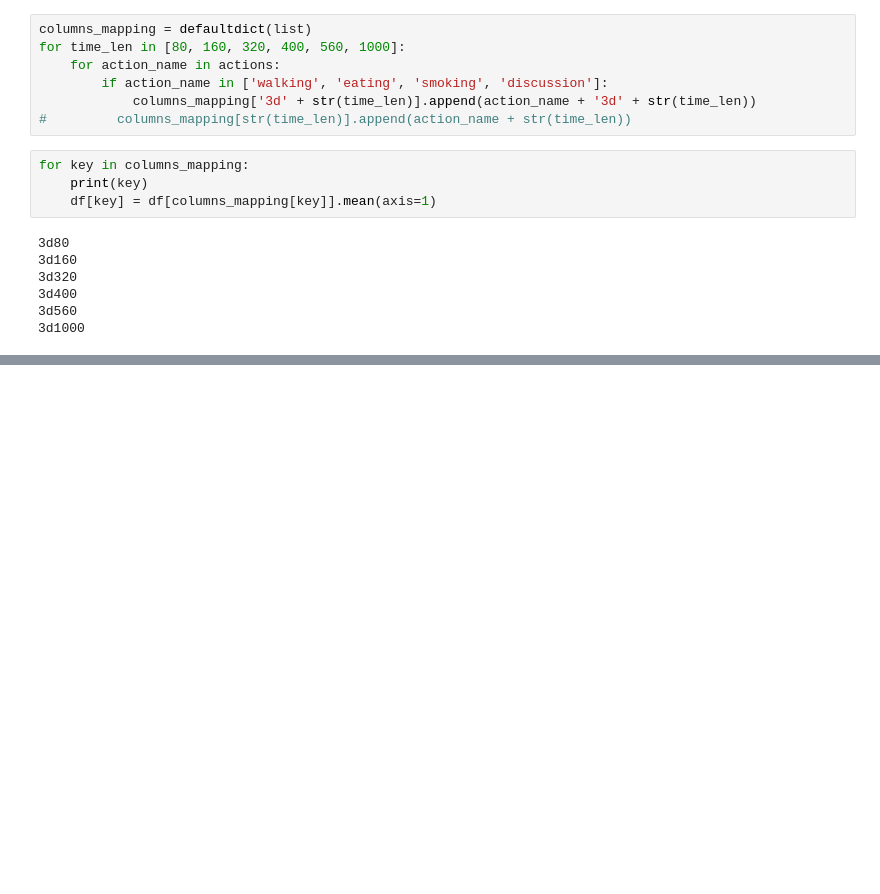
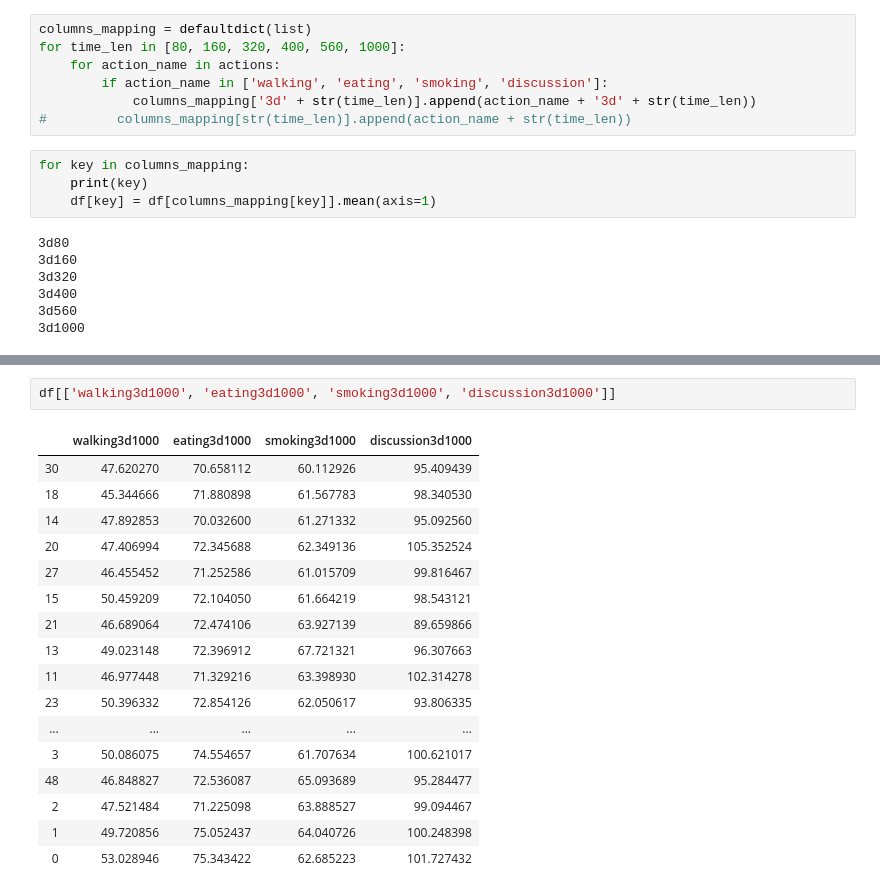
Before and after one commit to tileb1/LearnTrajDep, a Jupyter notebook: Untitled.ipynb, the cells around one changed output, grey strips where cells are left out. Drawn from its saved outputs; the diff is of its cells as text; blank space fills up the shorter version.

```diff
--- a/Untitled.ipynb
+++ b/Untitled.ipynb
@@ -130 +130,21 @@ df[list(columns_mapping.keys())].sort_values(by='3d1000')
+# %%
+df[['walking3d1000', 'eating3d1000', 'smoking3d1000', 'discussion3d1000']]
+# %% [output]
+|  | walking3d1000 | eating3d1000 | smoking3d1000 | discussion3d1000 |
+| 30 | 47.620270 | 70.658112 | 60.112926 | 95.409439 |
+| 18 | 45.344666 | 71.880898 | 61.567783 | 98.340530 |
+| 14 | 47.892853 | 70.032600 | 61.271332 | 95.092560 |
+| 20 | 47.406994 | 72.345688 | 62.349136 | 105.352524 |
+| 27 | 46.455452 | 71.252586 | 61.015709 | 99.816467 |
+| 15 | 50.459209 | 72.104050 | 61.664219 | 98.543121 |
+| 21 | 46.689064 | 72.474106 | 63.927139 | 89.659866 |
+| 13 | 49.023148 | 72.396912 | 67.721321 | 96.307663 |
+| 11 | 46.977448 | 71.329216 | 63.398930 | 102.314278 |
+| 23 | 50.396332 | 72.854126 | 62.050617 | 93.806335 |
+| ... | ... | ... | ... | ... |
+| 3 | 50.086075 | 74.554657 | 61.707634 | 100.621017 |
+| 48 | 46.848827 | 72.536087 | 65.093689 | 95.284477 |
+| 2 | 47.521484 | 71.225098 | 63.888527 | 99.094467 |
+| 1 | 49.720856 | 75.052437 | 64.040726 | 100.248398 |
+| 0 | 53.028946 | 75.343422 | 62.685223 | 101.727432 |
 # %%
```
Also changed, not shown: parts of 4 cells of this notebook, 1 other file.
